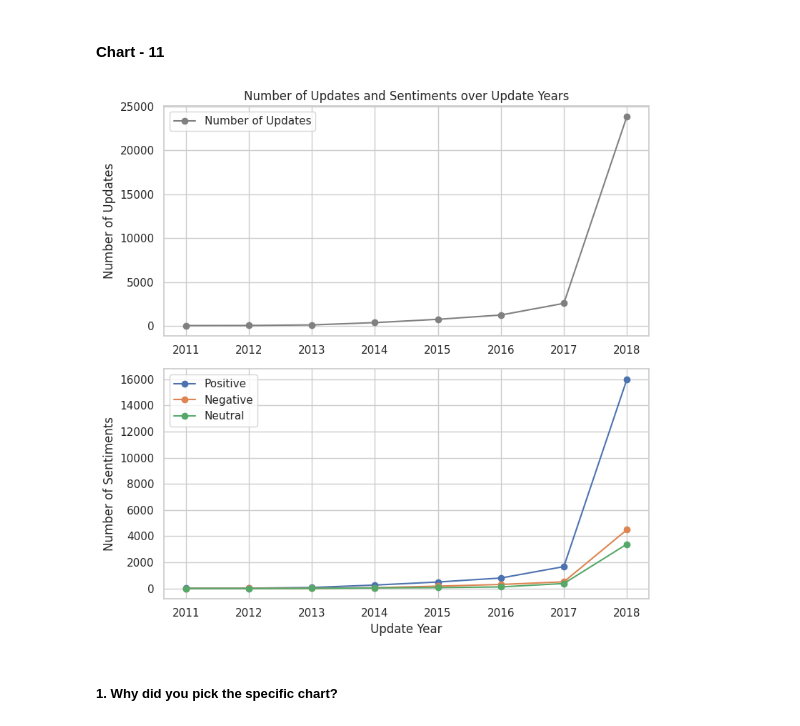
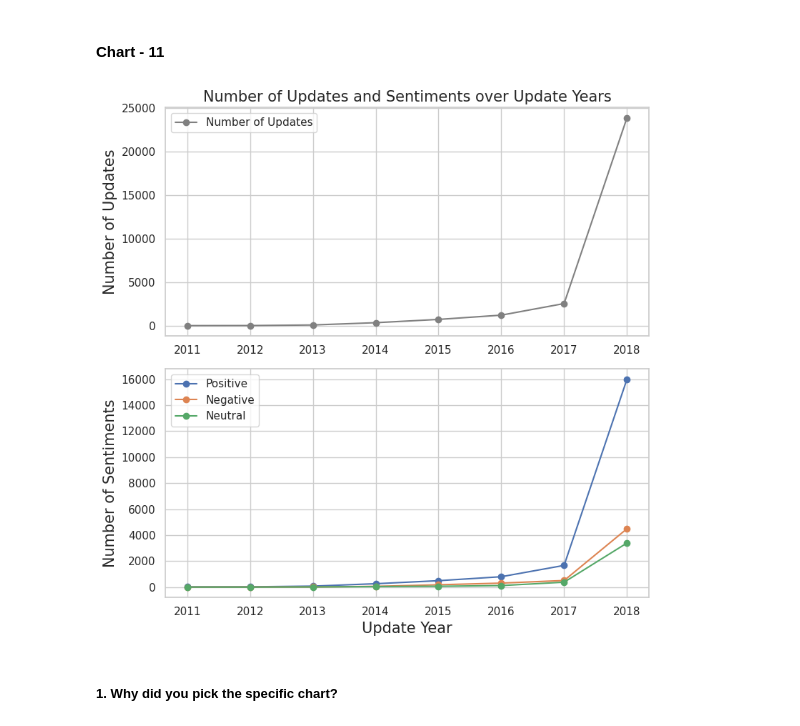
Before and after one commit to rohitpaul09/Play-Store-App-Review-Analysis, a Jupyter notebook: Play_Store_App_Review_Analysis.ipynb, the cells around one changed output. Saved outputs shown, nothing was run; the diff lists cells and outputs as text; code cells hidden in the pictures.

```diff
--- a/Play_Store_App_Review_Analysis.ipynb
+++ b/Play_Store_App_Review_Analysis.ipynb
@@ -1258,38 +1248,38 @@ Are there any insights that lead to negative growth? Justify with specific reaso
 # %%
 # Chart - 11 visualization code
 # Progression of update counts and the distribution of sentiment counts over time
 # Group by 'Update Year' and count the number of updates
 update_counts = merged_df.groupby("Update Year")["App"].count()
 
 # Group by 'Update Year' and 'Sentiment' and count occurrences
 sentiment_counts = merged_df.groupby(['Update Year', 'Sentiment']).size().unstack().fillna(0)
 
 # Plotting
 plt.figure(figsize=(8, 8))
 
 # Plotting the number of updates received
 plt.subplot(2, 1, 1)
 plt.plot(update_counts.index, update_counts, label='Number of Updates', marker='o', color='gray')
-plt.ylabel('Number of Updates')
-plt.title('Number of Updates and Sentiments over Update Years')
+plt.ylabel('Number of Updates', size=15)
+plt.title('Number of Updates and Sentiments over Update Years', size=15)
 plt.legend()
 
 # Plotting sentiments
 plt.subplot(2, 1, 2)
 plt.plot(sentiment_counts.index, sentiment_counts['Positive'], label='Positive', marker='o')
 plt.plot(sentiment_counts.index, sentiment_counts['Negative'], label='Negative', marker='o')
 plt.plot(sentiment_counts.index, sentiment_counts['Neutral'], label='Neutral', marker='o')
-plt.xlabel('Update Year')
-plt.ylabel('Number of Sentiments')
+plt.xlabel('Update Year', size=15)
+plt.ylabel('Number of Sentiments', size=15)
 plt.legend()
 
 # Adjust layout for better readability
 plt.tight_layout()
 
 # Show the plot
 plt.show()
 # %% [output]
-[figure, old version]
+[figure, new version]
 # %% [markdown]
 ##### 1. Why did you pick the specific chart?
 # %% [markdown]
```
Also changed, not shown: parts of 26 cells of this notebook.
